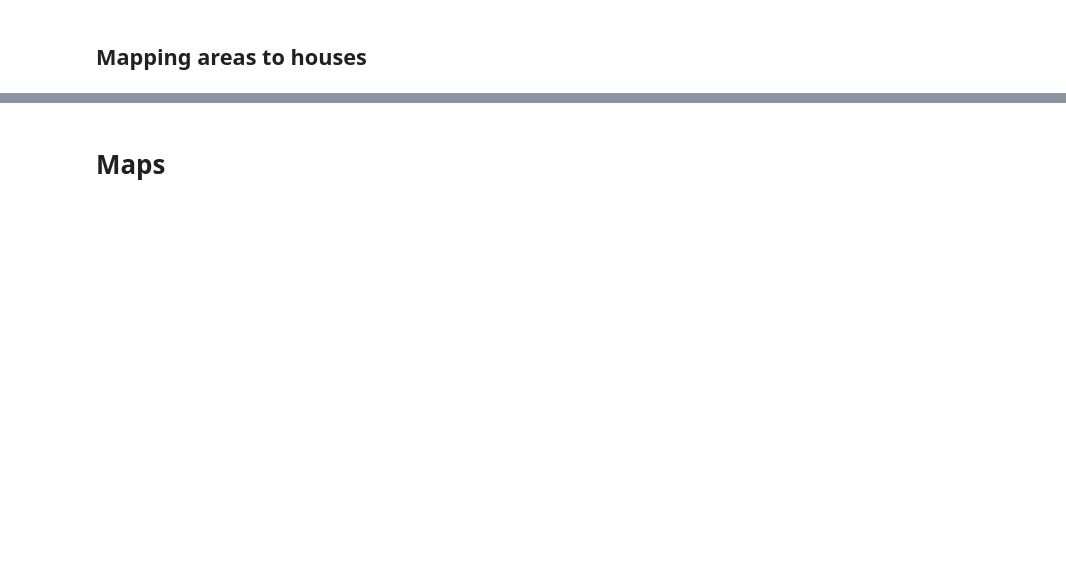
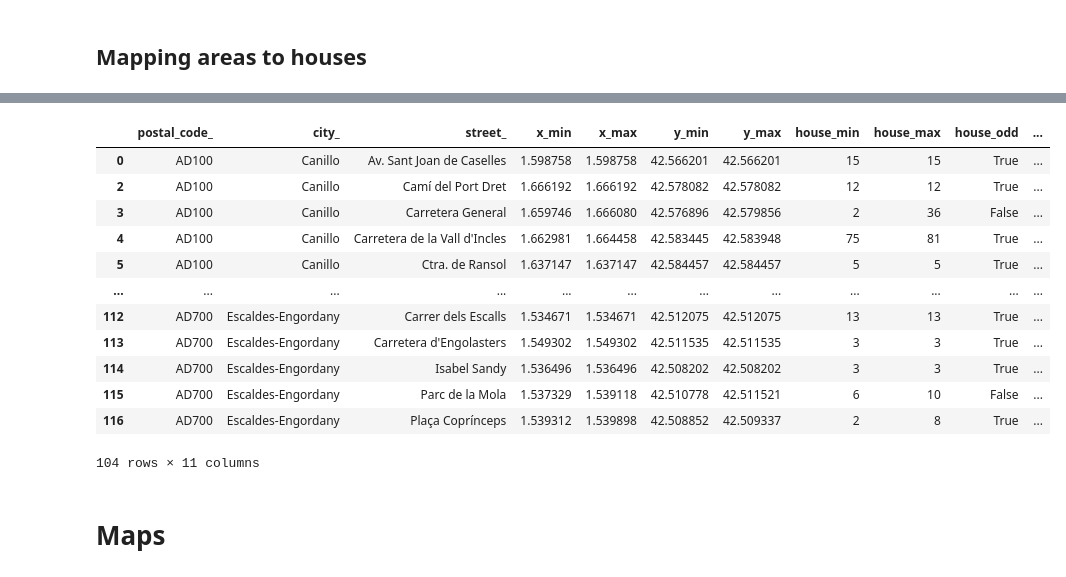
Before and after one commit to dagnelies/open-street-data, a Jupyter notebook: addresses.ipynb, the cells around one changed output, grey strips where cells are left out. Saved outputs shown, nothing was run; the diff lists cells and outputs as text; code cells hidden in the pictures; blank space fills up the shorter version.

```diff
--- a/addresses.ipynb
+++ b/addresses.ipynb
@@ -53,7 +53,7 @@ The site https://taginfo.openstreetmap.org/tags provides good insight on availab
 # %%
 import os
 
-CC = os.environ.get('CC', 'AL')
+CC = os.environ.get('CC', 'AD')
 
 AREA_TAGS = [
     'id',
@@ -63,6 +63,7 @@ AREA_TAGS = [
     'name',
     'alt_name',
     'name:en',
+    'place'
 ]
 
 
@@ -306,4 +661,4 @@ housenums_tsv
 # %%
 housenums_tsv.to_csv(f'addresses/{CC}-houses.tsv.gz', sep='\t', index=False)
-! echo {len(housenums_tsv)} > temp/{CC}-housenums-count.txt
-housenums_tsv = None
+! echo {len(housenums_tsv)} > temp/{CC}-houses-count.txt
+#housenums_tsv = None
@@ -309,0 +675,34 @@ housenums_tsv = None
+# %%
+def concat(house_number):
+    nums_list = [num for num in house_number if num.isdecimal()]
+    if nums_list == []:
+        return None
+    return ';'.join(nums_list)
+
+def minMaxOddEven(house_number_concat):
+    nums = [int(num) for num in house_number_concat.split(';')]
+    odd = True if len(nums) <= 1 else any(x % 2 == 1 for x in nums)
+    even = True if len(nums) <= 1 else any(x % 2 == 0 for x in nums)
+    return (min(nums), max(nums), odd, even)
+
+addresses = housenums_tsv.groupby(['postal_code', 'city', 'street'])
+addresses = addresses.agg({'x':['min', 'max'], 'y':['min','max'], 'house_number': concat}).reset_index()#.reset_index()
+addresses.columns = ['_'.join(col) for col in addresses.columns]
+addresses.dropna(subset='house_number_concat', inplace=True)
+addresses[['house_min', 'house_max', 'house_odd', 'house_even']] = addresses['house_number_concat'].apply(minMaxOddEven).apply(pd.Series)
+addresses.drop(columns=['house_number_concat'], inplace=True)
+addresses
+# %% [output]
+|  | postal_code_ | city_ | street_ | x_min | x_max | y_min | y_max | house_min | house_max | house_odd | ... |
+| 0 | AD100 | Canillo | Av. Sant Joan de Caselles | 1.598758 | 1.598758 | 42.566201 | 42.566201 | 15 | 15 | True | ... |
+| 2 | AD100 | Canillo | Camí del Port Dret | 1.666192 | 1.666192 | 42.578082 | 42.578082 | 12 | 12 | True | ... |
+| 3 | AD100 | Canillo | Carretera General | 1.659746 | 1.666080 | 42.576896 | 42.579856 | 2 | 36 | False | ... |
+| 4 | AD100 | Canillo | Carretera de la Vall d'Incles | 1.662981 | 1.664458 | 42.583445 | 42.583948 | 75 | 81 | True | ... |
+| 5 | AD100 | Canillo | Ctra. de Ransol | 1.637147 | 1.637147 | 42.584457 | 42.584457 | 5 | 5 | True | ... |
+| ... | ... | ... | ... | ... | ... | ... | ... | ... | ... | ... | ... |
+| 112 | AD700 | Escaldes-Engordany | Carrer dels Escalls | 1.534671 | 1.534671 | 42.512075 | 42.512075 | 13 | 13 | True | ... |
+| 113 | AD700 | Escaldes-Engordany | Carretera d'Engolasters | 1.549302 | 1.549302 | 42.511535 | 42.511535 | 3 | 3 | True | ... |
+| 114 | AD700 | Escaldes-Engordany | Isabel Sandy | 1.536496 | 1.536496 | 42.508202 | 42.508202 | 3 | 3 | True | ... |
+| 115 | AD700 | Escaldes-Engordany | Parc de la Mola | 1.537329 | 1.539118 | 42.510778 | 42.511521 | 6 | 10 | False | ... |
+| 116 | AD700 | Escaldes-Engordany | Plaça Coprínceps | 1.539312 | 1.539898 | 42.508852 | 42.509337 | 2 | 8 | True | ... |
+104 rows × 11 columns
```
Also changed, not shown: parts of 36 cells of this notebook, 5 other files.
